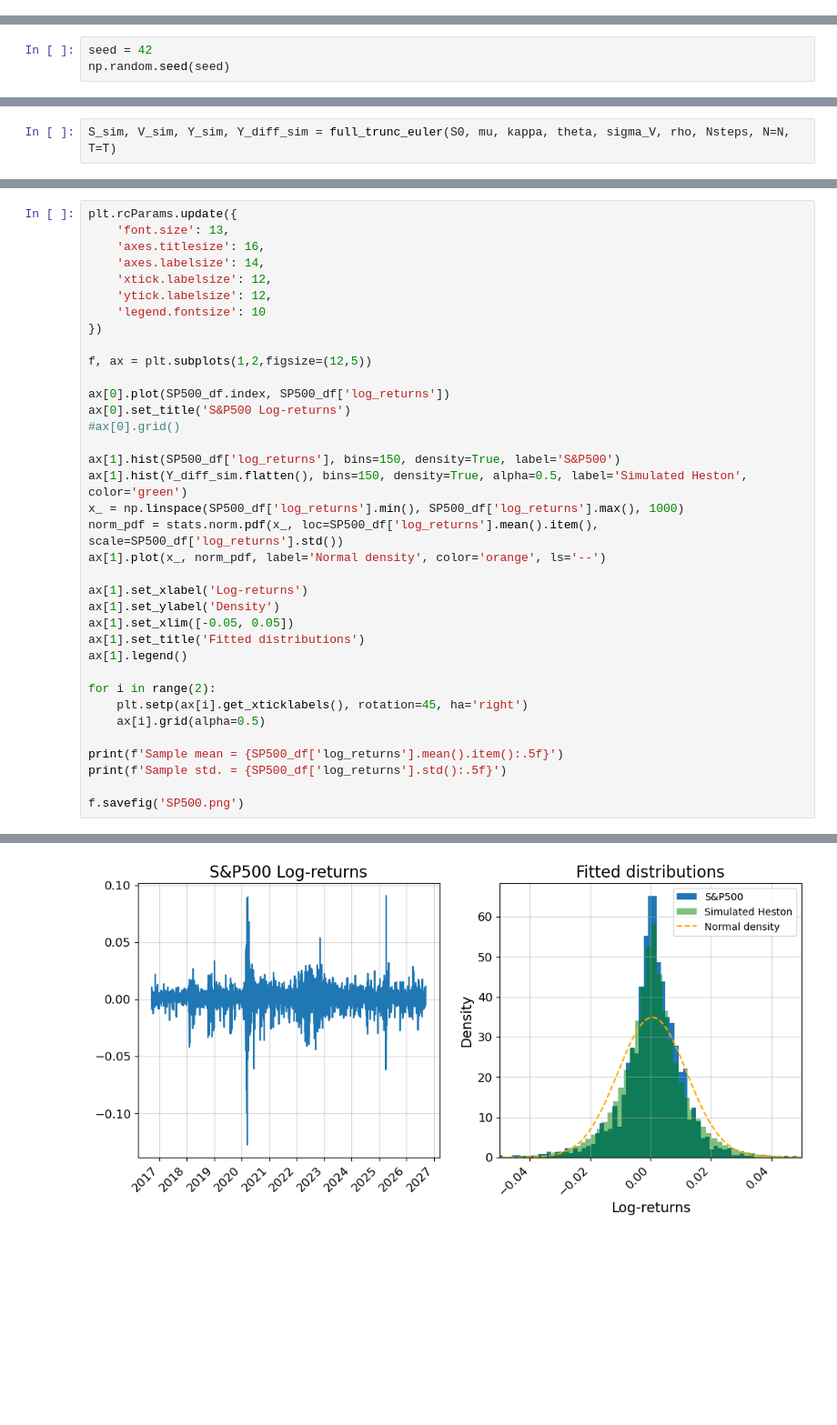
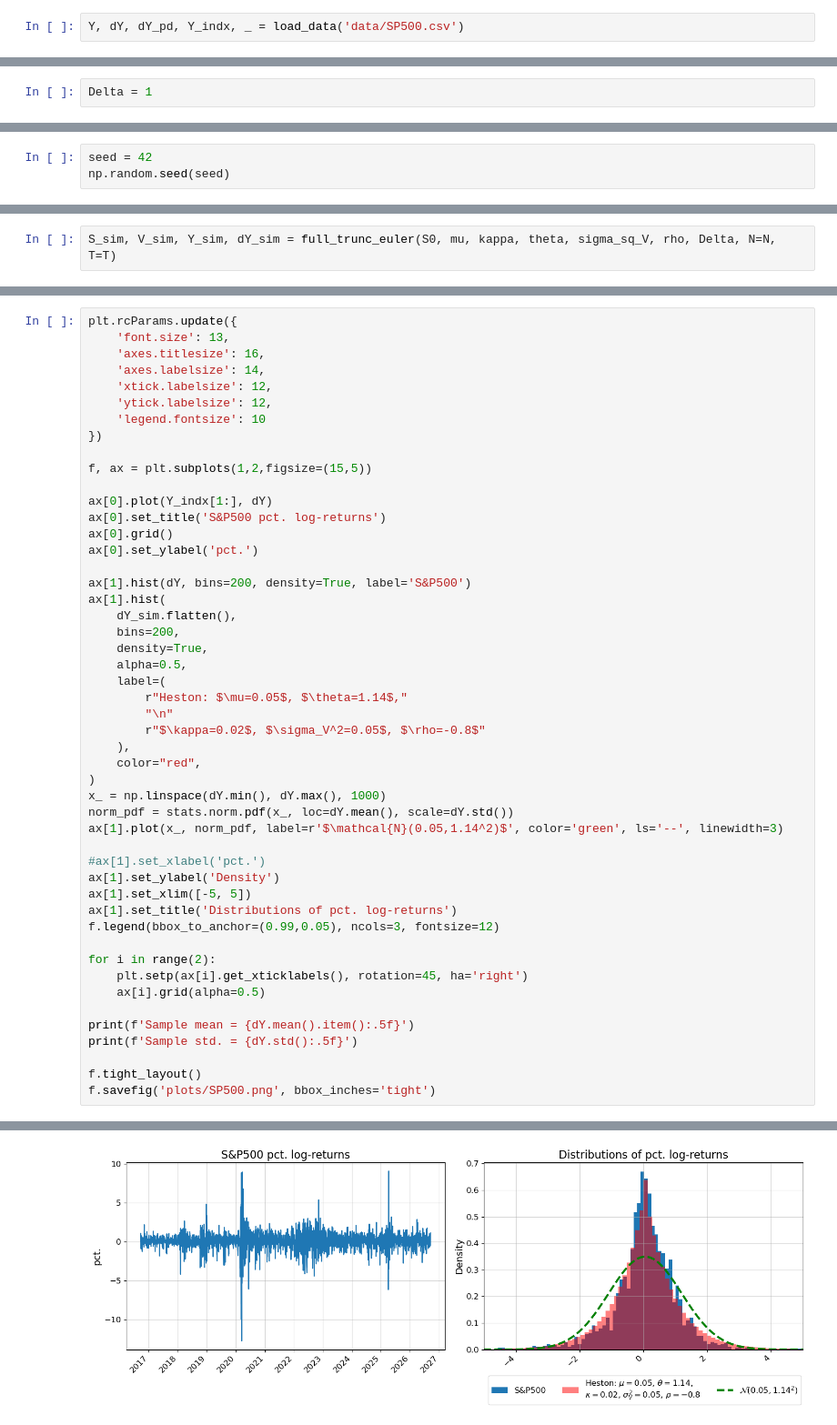
Before and after one commit to qxb650/MCSeminar, a Jupyter notebook: 01_Heston.ipynb, the cells around one changed output, grey strips where cells are left out. Shown at 91% size. Cells and saved outputs as stored; diff of their text form; blank space fills up the shorter version.

```diff
--- a/01_Heston.ipynb
+++ b/01_Heston.ipynb
@@ -25,0 +9,2 @@ Data from 2016-09-19 00:00:00 to 2026-09-17 00:00:00
+# %%
+Y, dY, dY_pd, Y_indx, _ = load_data('data/SP500.csv')
@@ -26 +13,3 @@ Data from 2016-09-19 00:00:00 to 2026-09-17 00:00:00
+# %%
+Delta = 1
 # %% [markdown]
@@ -146,2 +104,2 @@ SP500_df['log_returns'].var()
 # %%
-S_sim, V_sim, Y_sim, Y_diff_sim = full_trunc_euler(S0, mu, kappa, theta, sigma_V, rho, Nsteps, N=N, T=T)
+S_sim, V_sim, Y_sim, dY_sim = full_trunc_euler(S0, mu, kappa, theta, sigma_sq_V, rho, Delta, N=N, T=T)
@@ -157,30 +115,43 @@ plt.rcParams.update({
     'legend.fontsize': 10
 })
 
-f, ax = plt.subplots(1,2,figsize=(12,5))
+f, ax = plt.subplots(1,2,figsize=(15,5))
 
-ax[0].plot(SP500_df.index, SP500_df['log_returns'])
-ax[0].set_title('S&P500 Log-returns')
-#ax[0].grid()
+ax[0].plot(Y_indx[1:], dY)
+ax[0].set_title('S&P500 pct. log-returns')
+ax[0].grid()
+ax[0].set_ylabel('pct.')
 
-ax[1].hist(SP500_df['log_returns'], bins=150, density=True, label='S&P500')
-ax[1].hist(Y_diff_sim.flatten(), bins=150, density=True, alpha=0.5, label='Simulated Heston', color='green')
-x_ = np.linspace(SP500_df['log_returns'].min(), SP500_df['log_returns'].max(), 1000)
-norm_pdf = stats.norm.pdf(x_, loc=SP500_df['log_returns'].mean().item(), scale=SP500_df['log_returns'].std())
-ax[1].plot(x_, norm_pdf, label='Normal density', color='orange', ls='--')
+ax[1].hist(dY, bins=200, density=True, label='S&P500')
+ax[1].hist(
+    dY_sim.flatten(),
+    bins=200,
+    density=True,
+    alpha=0.5,
+    label=(
+        r"Heston: $\mu=0.05$, $\theta=1.14$,"
+        "\n"
+        r"$\kappa=0.02$, $\sigma_V^2=0.05$, $\rho=-0.8$"
+    ),
+    color="red",
+)
+x_ = np.linspace(dY.min(), dY.max(), 1000)
+norm_pdf = stats.norm.pdf(x_, loc=dY.mean(), scale=dY.std())
+ax[1].plot(x_, norm_pdf, label=r'$\mathcal{N}(0.05,1.14^2)$', color='green', ls='--', linewidth=3)
 
-ax[1].set_xlabel('Log-returns')
+#ax[1].set_xlabel('pct.')
 ax[1].set_ylabel('Density')
-ax[1].set_xlim([-0.05, 0.05])
-ax[1].set_title('Fitted distributions')
-ax[1].legend()
+ax[1].set_xlim([-5, 5])
+ax[1].set_title('Distributions of pct. log-returns')
+f.legend(bbox_to_anchor=(0.99,0.05), ncols=3, fontsize=12)
 
 for i in range(2):
     plt.setp(ax[i].get_xticklabels(), rotation=45, ha='right')
     ax[i].grid(alpha=0.5)
 
-print(f'Sample mean = {SP500_df['log_returns'].mean().item():.5f}')
-print(f'Sample std. = {SP500_df['log_returns'].std():.5f}')
+print(f'Sample mean = {dY.mean().item():.5f}')
+print(f'Sample std. = {dY.std():.5f}')
 
-f.savefig('SP500.png')
+f.tight_layout()
+f.savefig('plots/SP500.png', bbox_inches='tight')
 # %% [output]
@@ -189 +160 @@ Sample std. = 0.01144
-[figure, old version]
+[figure, new version]
```
Also changed, not shown: parts of 16 cells of this notebook, 22 other files.
